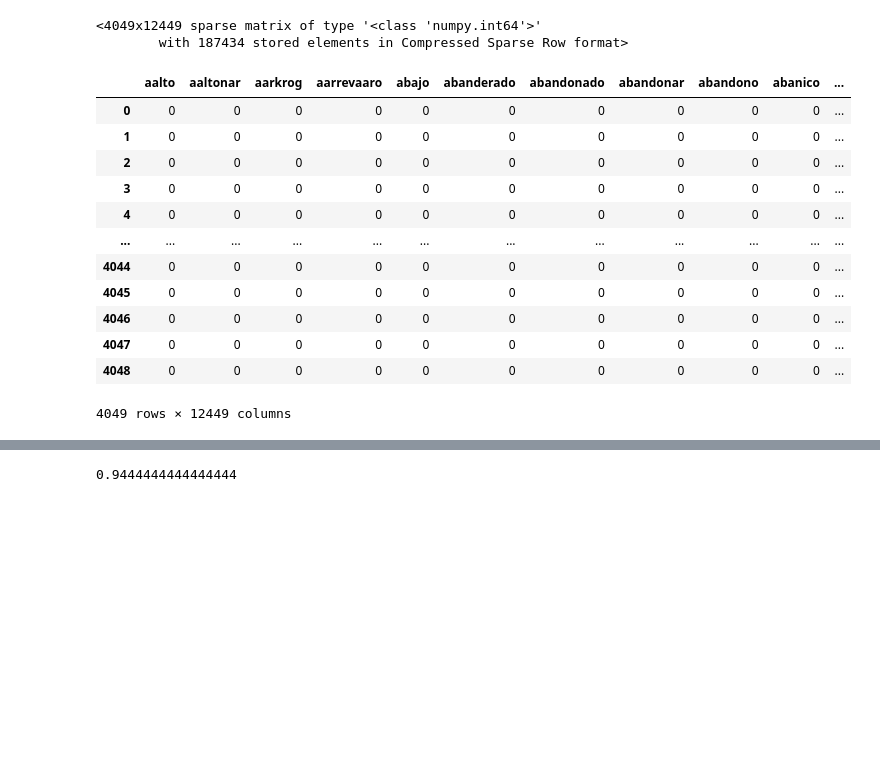
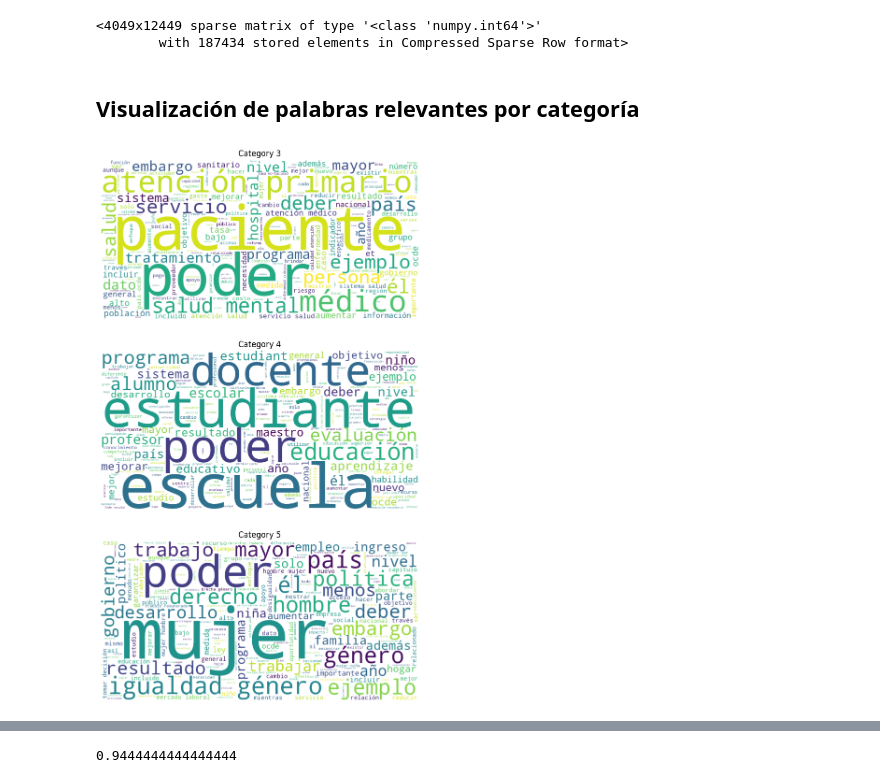
Before and after one commit to Danielfts/BI_PROY1_2402, a Jupyter notebook: Proyecto 1/Etapa 1/Modelo_A/modelo_a.ipynb, the cells around one changed output, grey strips where cells are left out. Drawn from its saved outputs; the diff is of its cells as text; code cells hidden in the pictures; blank space fills up the shorter version.

```diff
--- a/Proyecto 1/Etapa 1/Modelo_A/modelo_a.ipynb
+++ b/Proyecto 1/Etapa 1/Modelo_A/modelo_a.ipynb
@@ -246,23 +254,35 @@ X_count
 (4049, 12449)
 <4049x12449 sparse matrix of type '<class 'numpy.int64'>'
         with 187434 stored elements in Compressed Sparse Row format>
+# %% [markdown]
+## Visualización de palabras relevantes por categoría
+# %%
+df_cat_3 = df_limpieza[df_limpieza['sdg'] == 3]
+# cat 4
+df_cat_4 = df_limpieza[df_limpieza['sdg'] == 4]
+# cat 5
+df_cat_5 = df_limpieza[df_limpieza['sdg'] == 5]
+
+fig, ax = plt.subplots(3, 1, figsize=(10, 15))
+
+def plot_word_cloud_by_cat(df, ax, category, index):
+    text = df['final_text'].str.cat(sep=' ')
+    wordcloud = WordCloud(width=800, height=400, background_color='white').generate(text)
+    ax[index].imshow(wordcloud, interpolation='bilinear')
+    ax[index].axis('off')
+    ax[index].set_title(f'Category {category}')
+
+plot_word_cloud_by_cat(df_cat_3, ax, 3, 0)
+plot_word_cloud_by_cat(df_cat_4, ax, 4, 1)
+plot_word_cloud_by_cat(df_cat_5, ax, 5, 2)
+
+
+plt.show()
+# %% [output]
+[figure, added]
 # %%
 X = pd.DataFrame(X_count.toarray(), columns=count.get_feature_names_out())
-X
+X['texto_original'] = df_limpieza['Textos_espanol']
-# %% [output]
-|  | aalto | aaltonar | aarkrog | aarrevaaro | abajo | abanderado | abandonado | abandonar | abandono | abanico | ... |
-| 0 | 0 | 0 | 0 | 0 | 0 | 0 | 0 | 0 | 0 | 0 | ... |
-| 1 | 0 | 0 | 0 | 0 | 0 | 0 | 0 | 0 | 0 | 0 | ... |
-| 2 | 0 | 0 | 0 | 0 | 0 | 0 | 0 | 0 | 0 | 0 | ... |
-| 3 | 0 | 0 | 0 | 0 | 0 | 0 | 0 | 0 | 0 | 0 | ... |
-| 4 | 0 | 0 | 0 | 0 | 0 | 0 | 0 | 0 | 0 | 0 | ... |
-| ... | ... | ... | ... | ... | ... | ... | ... | ... | ... | ... | ... |
-| 4044 | 0 | 0 | 0 | 0 | 0 | 0 | 0 | 0 | 0 | 0 | ... |
-| 4045 | 0 | 0 | 0 | 0 | 0 | 0 | 0 | 0 | 0 | 0 | ... |
-| 4046 | 0 | 0 | 0 | 0 | 0 | 0 | 0 | 0 | 0 | 0 | ... |
-| 4047 | 0 | 0 | 0 | 0 | 0 | 0 | 0 | 0 | 0 | 0 | ... |
-| 4048 | 0 | 0 | 0 | 0 | 0 | 0 | 0 | 0 | 0 | 0 | ... |
-4049 rows × 12449 columns
 # %%
 for p in X.columns:
     print(p)
```
Also changed, not shown: parts of 33 cells of this notebook, 4 other files.
